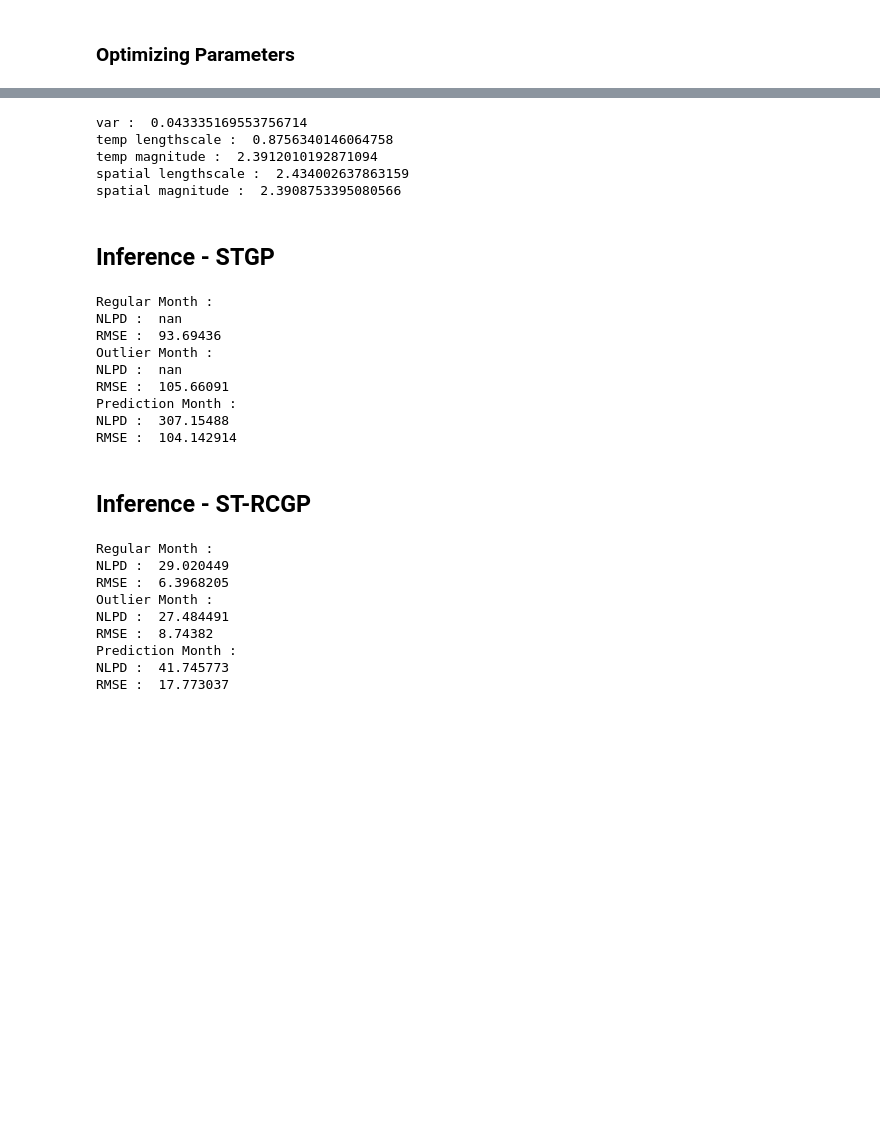
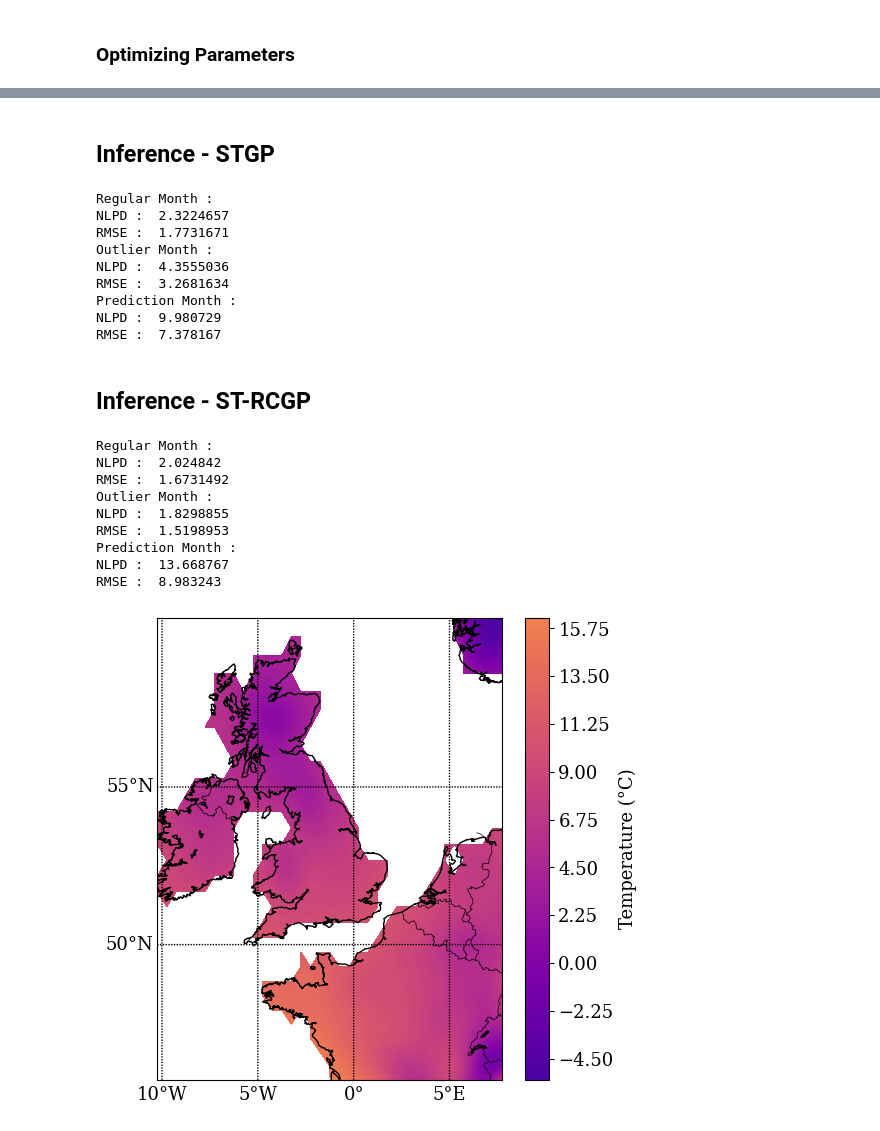
Before and after one commit to williamlaplante/ST-RCGP, a Jupyter notebook: experiments/weather-forecasting/model-fitting.ipynb, the cells around one changed output, grey strips where cells are left out. Cells and saved outputs as stored; diff of their text form; code cells hidden in the pictures; blank space fills up the shorter version.

```diff
--- a/experiments/weather-forecasting/model-fitting.ipynb
+++ b/experiments/weather-forecasting/model-fitting.ipynb
@@ -255,17 +256,3 @@ Loss :  tensor(5994.7656)
-# %%
-print("var : ", STGP.var_y.item())
-print("temp lengthscale : ", STGP.temporal_lengthscale.item())
-print("temp magnitude : ", STGP.temporal_magnitude.item())
-print("spatial lengthscale : ", STGP.spatial_lengthscale.item())
-print("spatial magnitude : ", STGP.spatial_magnitude.item())
-
-pd.Series({"var" : STGP.var_y.item(), "tl" : STGP.temporal_lengthscale.item(), "tm": STGP.temporal_magnitude.item(), "sl" : STGP.spatial_lengthscale.item(), "sm" : STGP.spatial_magnitude.item()}).to_csv("./STGP_params.csv")
-# %% [output]
-var :  0.043335169553756714
-temp lengthscale :  0.8756340146064758
-temp magnitude :  2.3912010192871094
-spatial lengthscale :  2.434002637863159
-spatial magnitude :  2.3908753395080566
 # %% [markdown]
 ## Inference - STGP
 # %%
@@ -294,7 +281,7 @@ def get_rmse_nlpd(preds_smooth, stds_smooth):
     df_stgp_outlier_month['pred'] = df_stgp_outlier_month['pred'] *  df_train['tmp'].std() +  df_train['tmp'].mean()
     df_stgp_outlier_month["std"] = stds_smooth[-2].flatten() *  df_train["tmp"].std()
 
-    y_true = df_test[df_test.time==df_test.time.unique()[-2]].tmp_data.to_numpy()
+    y_true = df_test[df_test.time==df_test.time.unique()[-2]].tmp.to_numpy()
     y_pred = df_stgp_outlier_month["pred"]
     pred_std = df_stgp_outlier_month["std"]
 
@@ -316,13 +303,14 @@ def get_rmse_nlpd(preds_smooth, stds_smooth):
     print("Prediction Month : ")
     print("NLPD : ", compute_nlpd(y_true, mu_pred=y_pred, sigma_pred=pred_std))
     print("RMSE : ", compute_rmse(y_true=y_true, y_pred=y_pred))
-    return
+
+    return df_stgp_reg_month, df_stgp_outlier_month, df_stgp_last_month
 # %%
 stgp_base_model = SpatioTemporalRCGP(ts=ts, grid=grid, Ys=Ys, p=1)
 
 params = pd.read_csv("STGP_params.csv", index_col=0)
 #Hyperparameters
-"""var_y = 1.
+var_y = 1.
 magnitude_space=1.
 magnitude_time=2.
 lengthscale_space=0.7
@@ -332,45 +320,38 @@ stgp_base_model.var_y = var_y
 stgp_base_model.temporal_lengthscale = lengthscale_time
 stgp_base_model.temporal_magnitude = magnitude_time
 stgp_base_model.spatial_lengthscale = lengthscale_space
-stgp_base_model.spatial_magnitude = magnitude_space"""
+stgp_base_model.spatial_magnitude = magnitude_space
 
 
-stgp_base_model.var_y = params.loc["var"].item()
+"""stgp_base_model.var_y = params.loc["var"].item()
 stgp_base_model.temporal_lengthscale = params.loc["tl"].item()
 stgp_base_model.temporal_magnitude = params.loc["tm"].item()
 stgp_base_model.spatial_lengthscale = params.loc["sl"].item()
-stgp_base_model.spatial_magnitude = params.loc["sm"].item()
+stgp_base_model.spatial_magnitude = params.loc["sm"].item()"""
 
 with tc.no_grad():
     (preds_smooth_stgp, stds_smooth_stgp, eff_stgp), (preds_filt_stgp, covs_filt_stgp, R_stgp, Ws_norm_stgp), (ms_stgp, Ps_stgp) = stgp_base_model.forward(smoothing=True)
 # %%
-get_rmse_nlpd(preds_smooth=preds_smooth_stgp, stds_smooth=stds_smooth_stgp)
+df_stgp_reg_month, df_stgp_outlier_month, df_stgp_last_month = get_rmse_nlpd(preds_smooth=preds_smooth_stgp, stds_smooth=stds_smooth_stgp)
 # %% [output]
 Regular Month :
-NLPD :  nan
-RMSE :  93.69436
+NLPD :  2.3224657
+RMSE :  1.7731671
 Outlier Month :
-NLPD :  nan
-RMSE :  105.66091
+NLPD :  4.3555036
+RMSE :  3.2681634
 Prediction Month :
-NLPD :  307.15488
-RMSE :  104.142914
+NLPD :  9.980729
+RMSE :  7.378167
 # %% [markdown]
 ## Inference - ST-RCGP
 # %%
 rcgp_base_model = SpatioTemporalRCGP(ts=ts, grid=grid, Ys=Ys, p=1)
 
-rcgp_base_model.activate_robustness(func="m_pred")
-rcgp_base_model.adaptive_c()
+rcgp_base_model.activate_robustness(func="local_constant")
+rcgp_base_model.c = 2.
 
 params = pd.read_csv("STGP_params.csv", index_col=0)
-
-#Hyperparameters
-var_y = 0.5
-magnitude_space=1.
-magnitude_time=2.
-lengthscale_space=0.7
-lengthscale_time=1.
 
 rcgp_base_model.var_y = var_y
 rcgp_base_model.temporal_lengthscale = lengthscale_time
@@ -381,14 +362,18 @@ rcgp_base_model.spatial_magnitude = magnitude_space
 with tc.no_grad():
     (preds_smooth_rcgp, stds_smooth_rcgp, eff_rcgp), (preds_filt_rcgp, covs_filt_rcgp, R_rcgp, Ws_norm_rcgp), (ms_rcgp, Ps_rcgp) = rcgp_base_model.forward(smoothing=True)
 # %%
-get_rmse_nlpd(preds_smooth=preds_smooth_rcgp, stds_smooth=stds_smooth_rcgp)
+df_rcgp_reg_month, df_rcgp_outlier_month, df_rcgp_last_month = get_rmse_nlpd(preds_smooth=preds_smooth_rcgp, stds_smooth=stds_smooth_rcgp)
 # %% [output]
 Regular Month :
-NLPD :  29.020449
-RMSE :  6.3968205
+NLPD :  2.024842
+RMSE :  1.6731492
 Outlier Month :
-NLPD :  27.484491
-RMSE :  8.74382
+NLPD :  1.8298855
+RMSE :  1.5198953
 Prediction Month :
-NLPD :  41.745773
-RMSE :  17.773037
+NLPD :  13.668767
+RMSE :  8.983243
+# %%
+plot_temperature_map(df_rcgp_outlier_month, vmin=-10, vmax=28, pred_col="pred")
+# %% [output]
+[figure, added]
```
Also changed, not shown: parts of 7 cells of this notebook.
